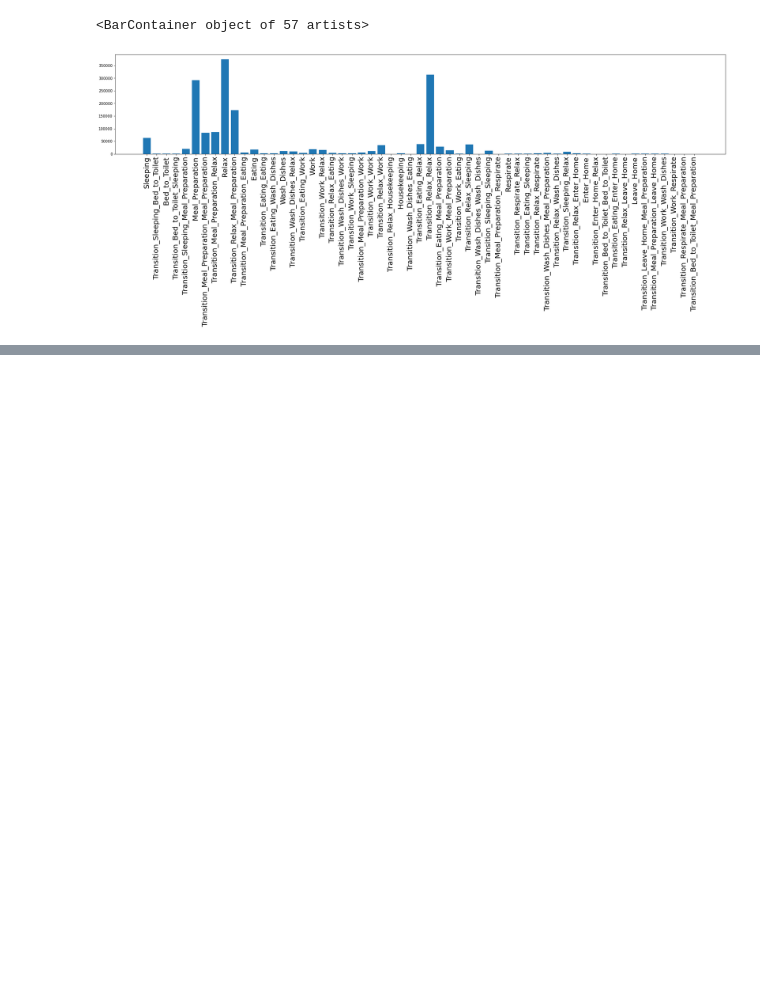
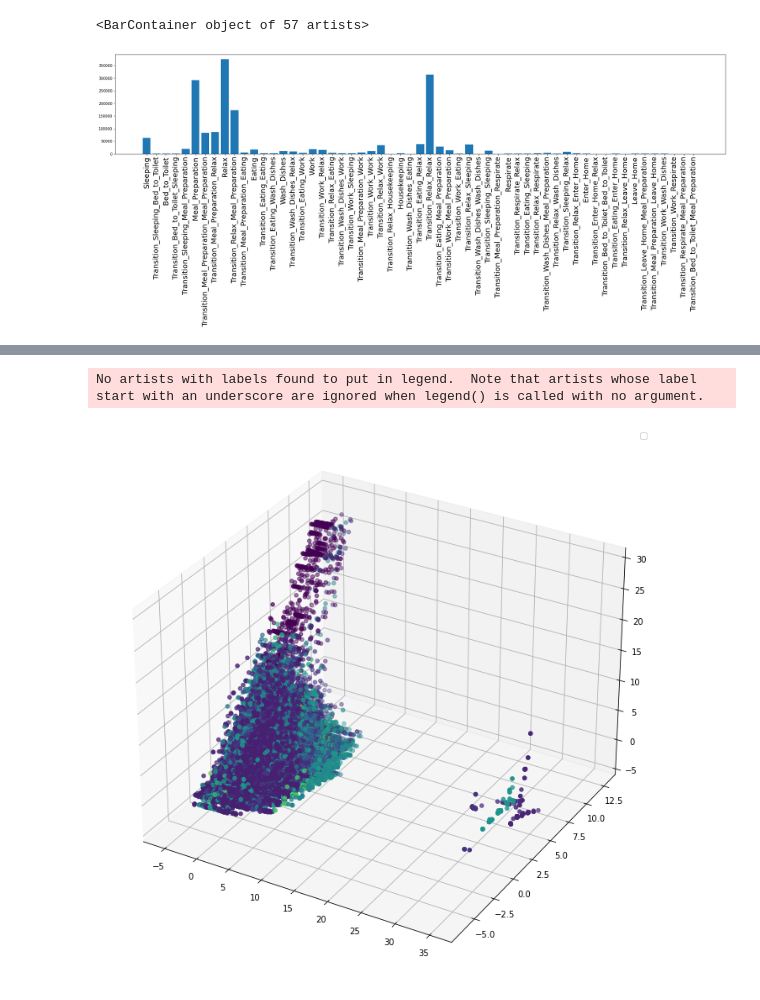
Before and after one commit to vladbucur2000/casas-datascience, a Jupyter notebook: Casas_ADS_CW.ipynb, the cells around one changed output, grey strips where cells are left out. Saved outputs shown, nothing was run; the diff lists cells and outputs as text; code cells hidden in the pictures; blank space fills up the shorter version.

Commit message:
data ml / dl +vis

```diff
--- a/Casas_ADS_CW.ipynb
+++ b/Casas_ADS_CW.ipynb
@@ -409,3 +441,6 @@ plt.bar(keys, values)
 # %% [output]
 <BarContainer object of 57 artists>
 [figure]
+# %%
+pca_dataframe = preprocessed_data.drop(columns=['Activities', 'Weekday', 'Seconds', 'Daytime'])
+pca_dataframe.head()
@@ -411,0 +455,8 @@ plt.bar(keys, values)
+# %%
+from sklearn.decomposition import PCA
+from sklearn.preprocessing import StandardScaler
+stdsc = StandardScaler()
+stdsc.fit(pca_dataframe)
+scaled_dataframe = stdsc.transform(pca_dataframe)
+pca = PCA(n_components=3)
+pca.fit(scaled_dataframe)
@@ -411,0 +469,2 @@ plt.bar(keys, values)
+# %%
+pca_transformed = pca.transform(scaled_dataframe)
@@ -411,0 +486,5 @@ plt.bar(keys, values)
+# %%
+color_pca = []
+for i in preprocessed_data['Activities']:
+    color_pca.append(labels_dict[i])
+color_pca
@@ -411,0 +509,9 @@ plt.bar(keys, values)
+# %%
+fig = plt.figure(figsize=(12, 12))
+ax = fig.add_subplot(projection='3d')
+ax.scatter(pca_transformed[:,0], pca_transformed[:,1], pca_transformed[:,2], c=color_pca)
+ax.legend()
+plt.show()
+# %% [output]
+No artists with labels found to put in legend.  Note that artists whose label start with an underscore are ignored when legend() is called with no argument.
+[figure, added]
```
Also changed, not shown: parts of 35 cells of this notebook, 5 other files.
